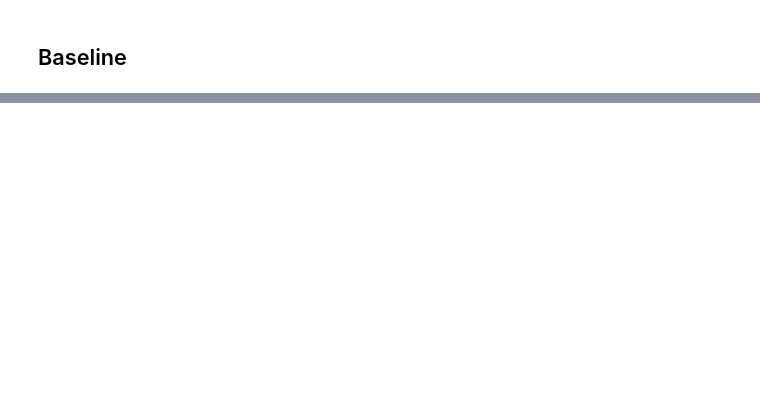
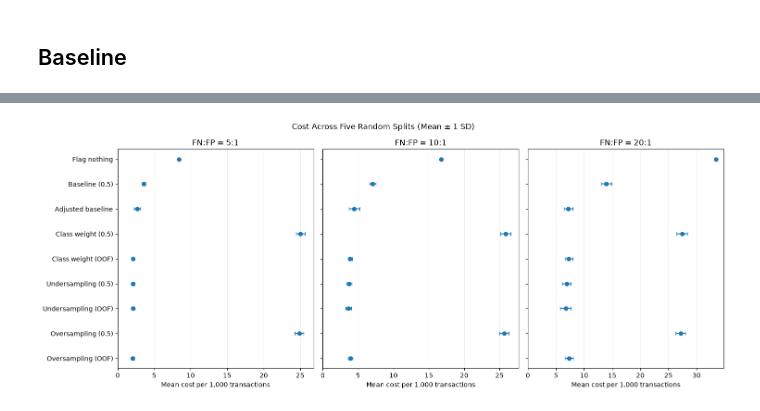
Before and after one commit to kims12uci/credit-card-fraud-detection, a Jupyter notebook: proj_code.ipynb, the cells around one changed output, grey strips where cells are left out. Cells and saved outputs as stored; diff of their text form; code cells hidden in the pictures; blank space fills up the shorter version.

```diff
--- a/proj_code.ipynb
+++ b/proj_code.ipynb
@@ -422,0 +1713,15 @@ Final test set used: No
+# %%
+ALL_METHODS = ["baseline"] + REPAIR_METHODS
+
+print("=== FINAL EXPERIMENTAL CONFIGURATION ===")
+
+print("Split seeds:", RANDOM_SEEDS)
+print("Test size:", TEST_SIZE)
+print("CV folds:", N_SPLITS)
+print("Regularization grid:", param_grid)
+print("Cost ratios:", COST_RATIOS)
+print("Bootstrap resamples:", N_BOOTSTRAP)
+print("Model types:", ALL_METHODS)
+print("Reference strategy:", REFERENCE_STRATEGY)
+
+print("\nExperimental methodology frozen.")
@@ -422,0 +2778,62 @@ Final test set used: No
+# %%
+
+fig, axes = plt.subplots(
+    1, 3,
+    figsize=(15, 6),
+    sharey=True
+)
+
+for ax, ratio in zip(axes, COST_RATIOS):
+
+    plot_data = (
+        final_cost_summary[
+            final_cost_summary["Cost ratio"] == ratio
+        ]
+        .set_index("Strategy")
+        .loc[strategy_order]
+    )
+
+    means = plot_data["Mean_Cost"].to_numpy()
+
+    stds = plot_data["SD_Cost"].to_numpy()
+
+    ax.errorbar(
+        means,
+        positions,
+        xerr=stds,
+        fmt="o",
+        capsize=3
+    )
+
+    ax.set_yticks(
+        positions,
+        short_names
+    )
+
+    ax.set_title(f"FN:FP = {ratio}:1")
+
+    ax.set_xlabel(
+        "Mean cost per 1,000 transactions"
+    )
+
+    ax.set_xlim(left=0)
+
+    ax.grid(axis="x", alpha=0.2)
+
+axes[0].invert_yaxis()
+
+fig.suptitle(
+    "Cost Across Five Random Splits "
+    "(Mean ± 1 SD)"
+)
+
+fig.tight_layout()
+
+fig.savefig(
+    "five_seed_robustness.pdf",
+    bbox_inches="tight"
+)
+
+plt.show()
+# %% [output]
+[figure, added]
```
Also changed, not shown: parts of 69 cells of this notebook, 2 other files.
